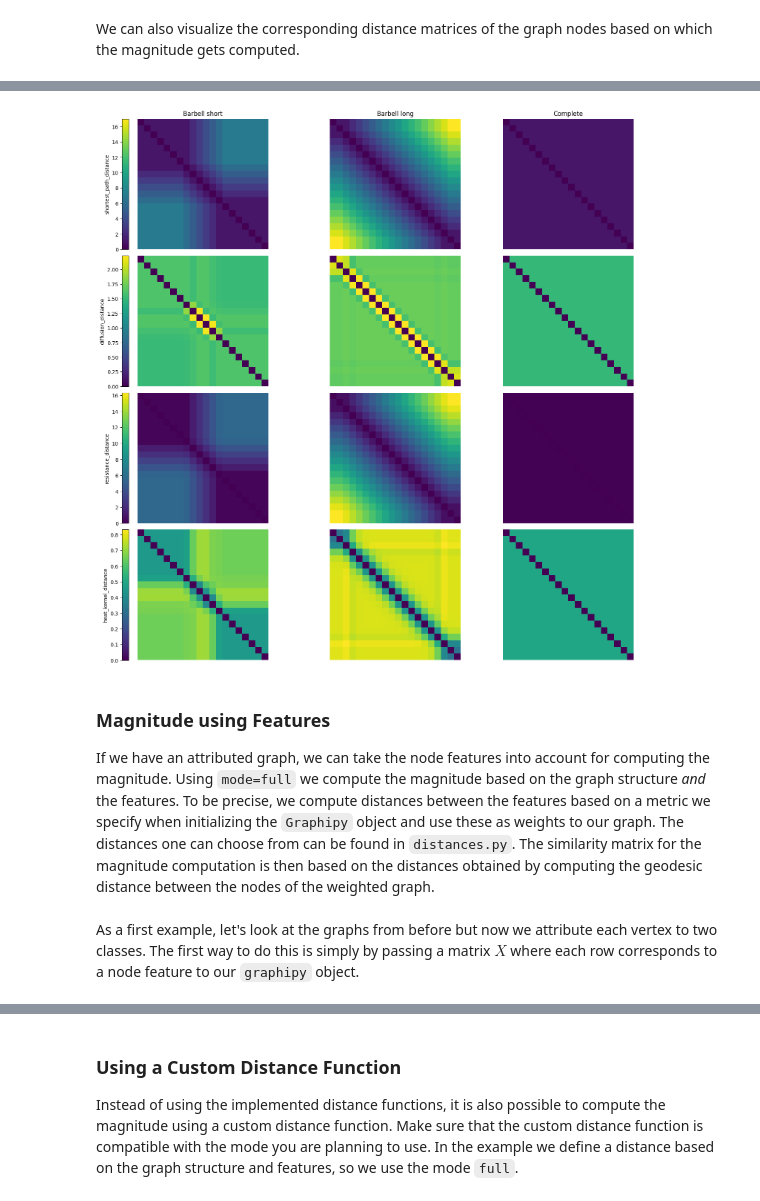
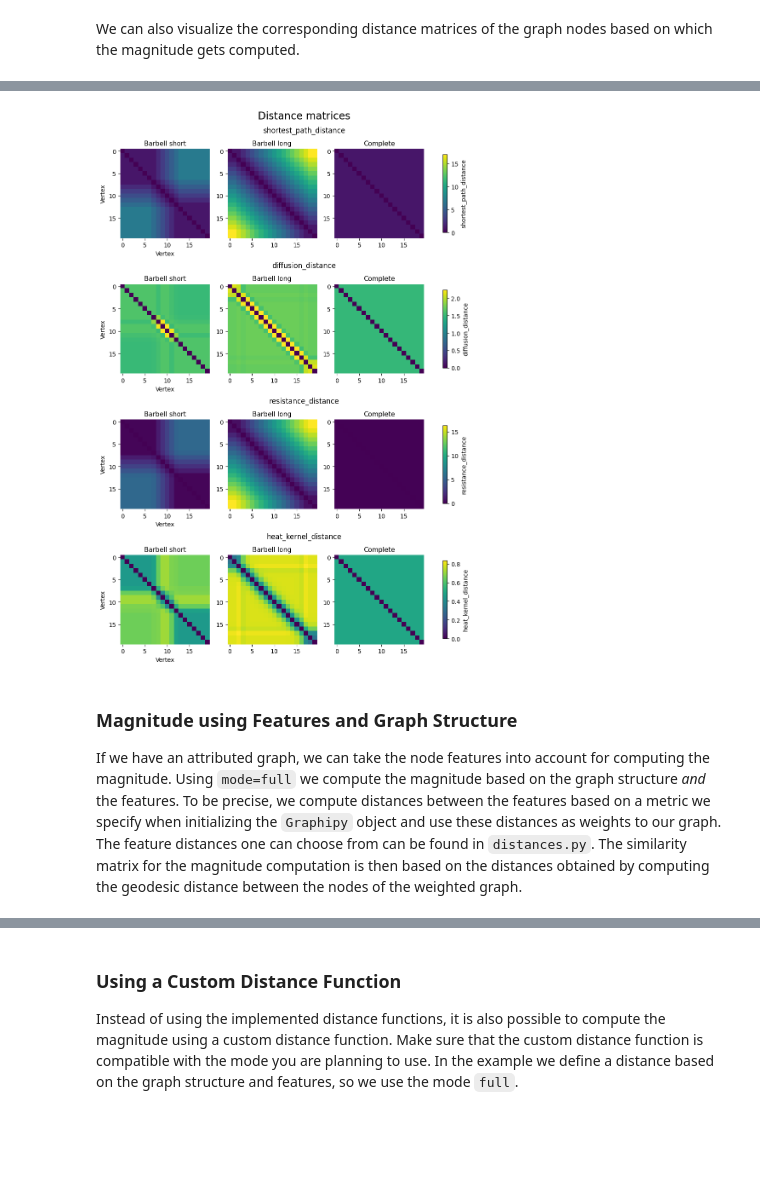
Before and after one commit to aidos-lab/magnipy, a Jupyter notebook: notebooks/graphipy_tutorial.ipynb, the cells around one changed output, grey strips where cells are left out. Saved outputs shown, nothing was run; the diff lists cells and outputs as text; code cells hidden in the pictures; blank space fills up the shorter version.

```diff
--- a/notebooks/graphipy_tutorial.ipynb
+++ b/notebooks/graphipy_tutorial.ipynb
@@ -203,44 +96,14 @@ for i, metric in enumerate(metrics):
-# %%
-n_rows = len(metrics)
-n_cols = len(graphs)
-fig, axs = plt.subplots(
-    n_rows, n_cols, figsize=(15, 15), constrained_layout=True
-)
-
-for i, metric in enumerate(metrics):
-    matrices = {
-        graphnames[i]: graphis[metric][i].get_dist() for i in range(len(graphs))
-    }
-    # Find the global min and max across all datasets, ignore inf values
-    vmin = min([matrices[i][0].min() for i in matrices.keys()])
-    vmax = max(
-        [np.ma.masked_invalid(matrices[i][0].max()) for i in matrices.keys()]
-    )
-
-    for j, name in enumerate(matrices):
-        heatmap = axs[i, j].imshow(
-            matrices[name][0], cmap="viridis", vmin=vmin, vmax=vmax
-        )
-        axs[i, j].axis("off")
-        axs[0, j].set_title(name)
-
-    axs[i, 0].set_ylabel("Vertex")
-
-    fig.colorbar(
-        heatmap,
-        ax=axs[i, 0],
-        orientation="vertical",
-        location="left",
-        label=metric,
-    )
-
-plt.show()
-# %% [output]
-[figure, removed]
+# %%
+plot_dist_matrices(
+    graphis=graphis_structure,
+    graphnames=graphnames,
+    rows=metrics,
+    metrics=metrics,
+)
+# %% [output]
+[figure, added]
 # %% [markdown]
-### Magnitude using Features
+### Magnitude using Features and Graph Structure
 
 If we have an attributed graph, we can take the node features into account for computing the magnitude.
-Using `mode=full` we compute the magnitude based on the graph structure *and* the features. To be precise, we compute distances between the features based on a metric we specify when initializing the `Graphipy` object and use these as weights to our graph. The distances one can choose from can be found in `distances.py`. The similarity matrix for the magnitude computation is then based on the distances obtained by computing the geodesic distance between the nodes of the weighted graph.
+Using `mode=full` we compute the magnitude based on the graph structure *and* the features. To be precise, we compute distances between the features based on a metric we specify when initializing the `Graphipy` object and use these distances as weights to our graph. The feature distances one can choose from can be found in `distances.py`. The similarity matrix for the magnitude computation is then based on the distances obtained by computing the geodesic distance between the nodes of the weighted graph.
-# %% [markdown]
-As a first example, let's look at the graphs from before but now we attribute each vertex to two classes. The first way to do this is simply by passing a matrix $X$ where each row corresponds to a node feature to our `graphipy` object.
```
Also changed, not shown: parts of 48 cells of this notebook.
